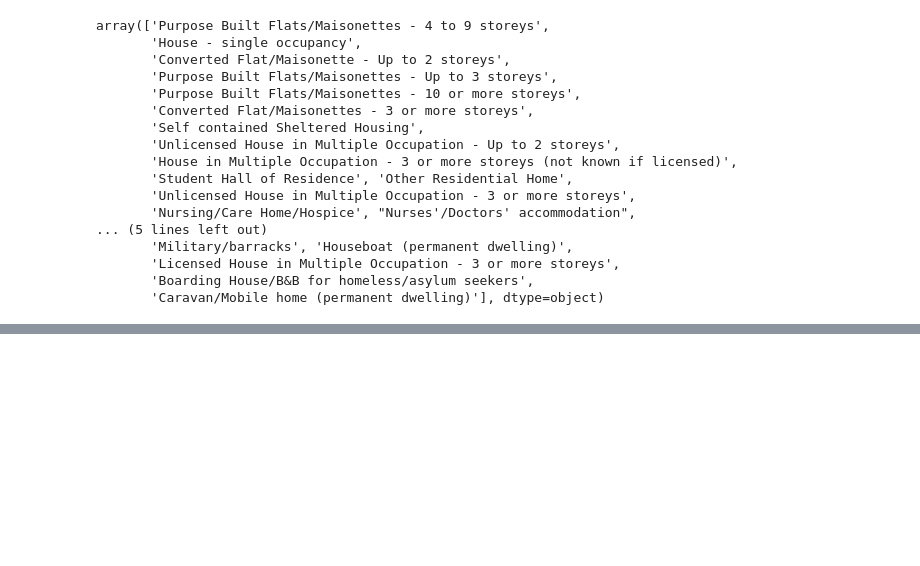
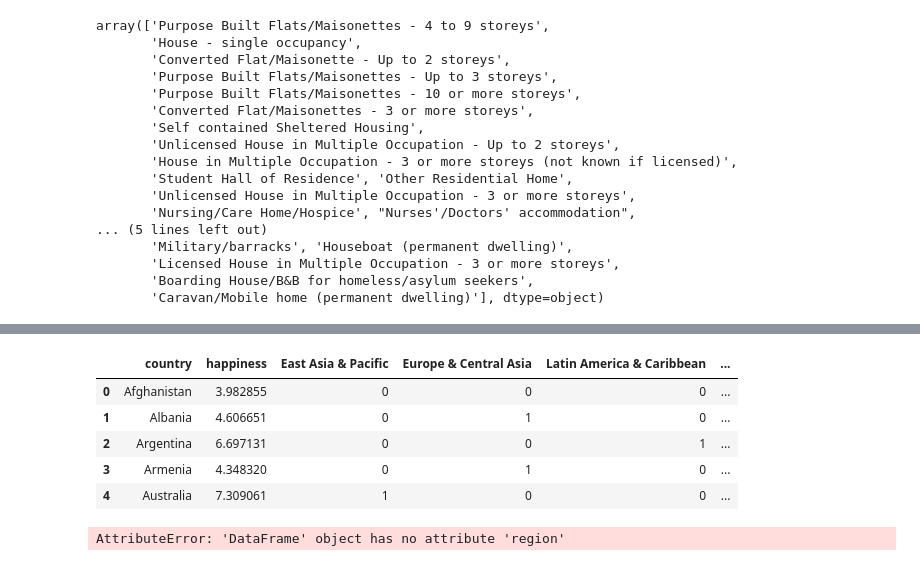
Before and after one commit to zeenayouhan/BuildTheModelWithPython, a Jupyter notebook: NumberBinning.ipynb, the cells around one changed output, grey strips where cells are left out. Saved outputs shown, nothing was run; the diff lists cells and outputs as text; code cells hidden in the pictures; blank space fills up the shorter version.

Commit message:
one-hot-encoding

```diff
--- a/NumberBinning.ipynb
+++ b/NumberBinning.ipynb
@@ -147,3 +147,20 @@ df3.head()
 | 2 | Southwark | Purpose Built Flats/Maisonettes -... | 01/01/2017 09:51 | Purpose Built Flats/Maisonettes | 4 to 9 storeys |
 | 3 | Westminster | Purpose Built Flats/Maisonettes -... | 01/01/2017 00:28 | Purpose Built Flats/Maisonettes | 4 to 9 storeys |
 | 4 | Barking And dagenham | House - single occupancy | 01/01/2017 13:33 | House | single occupancy |
+# %%
+###One-Hot-Encoding
+df4=pd.read_csv("fe_one_hot.csv")
+# %%
+df4.head()
+# %% [output]
+|  | country | happiness | East Asia & Pacific | Europe & Central Asia | Latin America & Caribbean | ... |
+| 0 | Afghanistan | 3.982855 | 0 | 0 | 0 | ... |
+| 1 | Albania | 4.606651 | 0 | 1 | 0 | ... |
+| 2 | Argentina | 6.697131 | 0 | 0 | 1 | ... |
+| 3 | Armenia | 4.348320 | 0 | 1 | 0 | ... |
+| 4 | Australia | 7.309061 | 1 | 0 | 0 | ... |
+# %%
+region_one_hot=pd.get_dummies(df4.region)
+df4=df4.join(region_one_hot).drop('region', axis=1)
+# %% [output]
+AttributeError: 'DataFrame' object has no attribute 'region'
```
Also changed, not shown: parts of 2 cells of this notebook.
